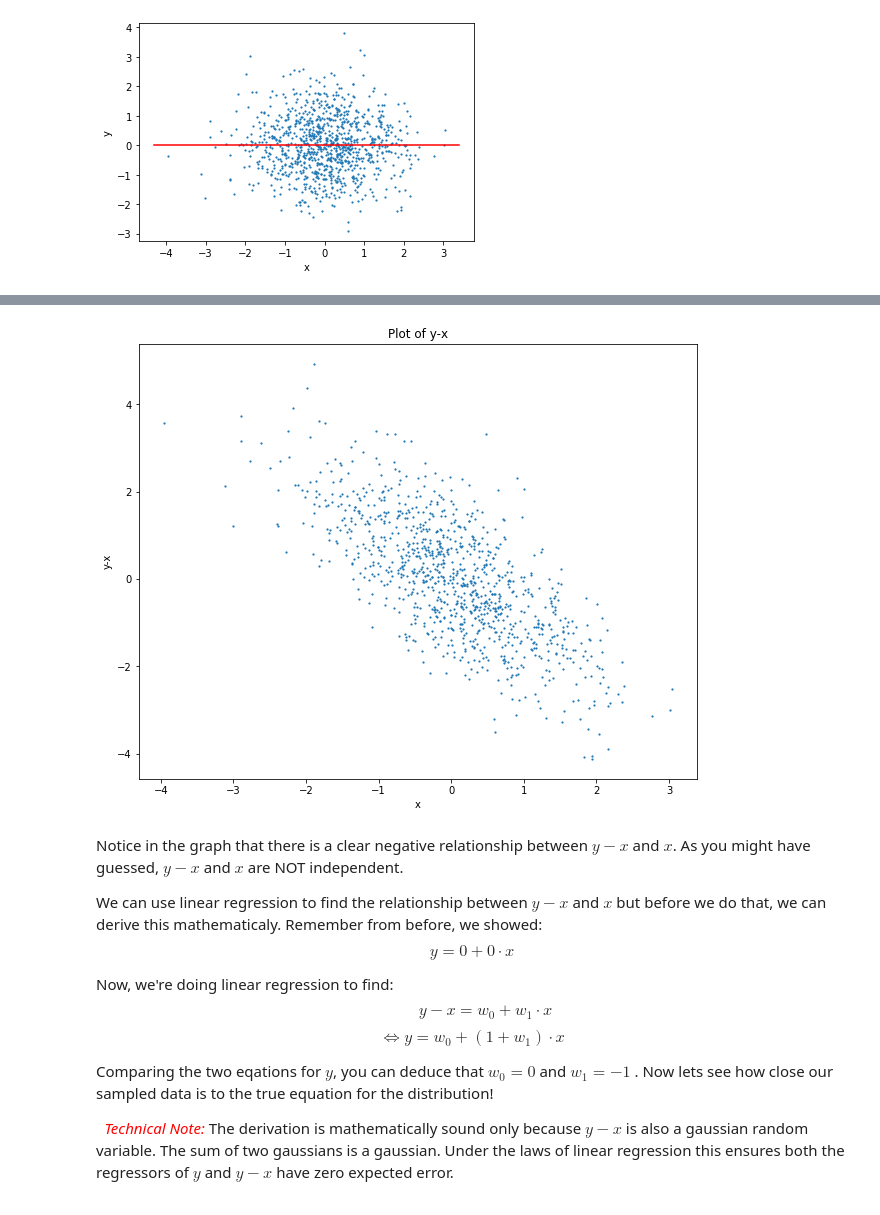
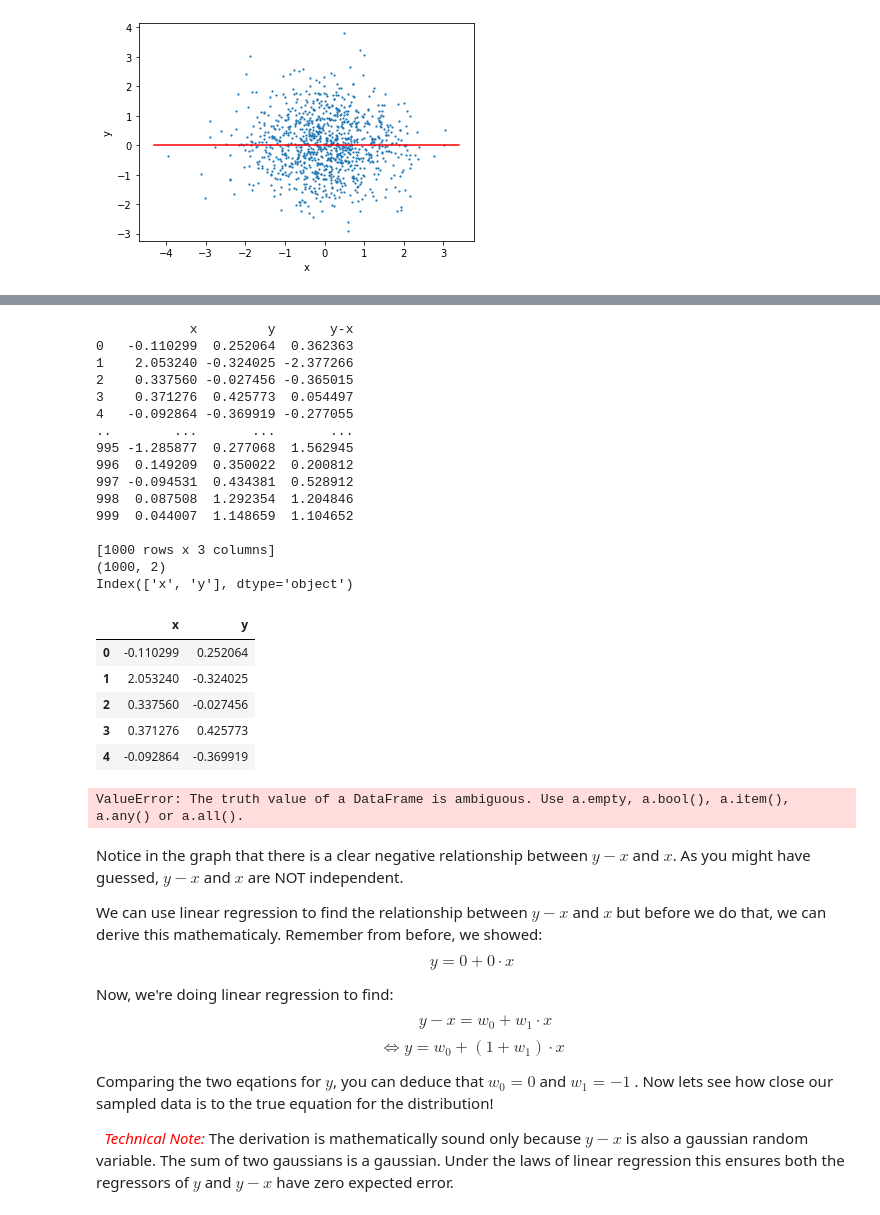
Before and after one commit to jainarinen/CSCI_4120_HW3, a Jupyter notebook: HW_1.ipynb, the cells around one changed output, grey strips where cells are left out. Cells and saved outputs as stored; diff of their text form; code cells hidden in the pictures.

```diff
--- a/HW_1.ipynb
+++ b/HW_1.ipynb
@@ -349,10 +347,44 @@ Index([u'x', u'y', u'y-x'], dtype='object')
 # %%
 def y_minus_x(HW):
     # input: the HW's dataset
+    HW=pd.read_csv('data/gauss_R2.csv')
+    HW['y-x']=HW.apply(lambda x: x['y']-x['x'], axis =1)
+    pd.concat([pd.HW([i], columns)])
+
+    #HW['y-x']= (HW['y']-HW['x'])
     # output: there is NO OUTPUT
     # the new column column should be called 'y-x'
 
     # Your code
+    return
+
+print (y_minus_x(HW))
+print (HW.shape)
+print (HW.columns)
+HW.head()
+# %% [output]
+            x         y       y-x
+0   -0.110299  0.252064  0.362363
+1    2.053240 -0.324025 -2.377266
+2    0.337560 -0.027456 -0.365015
+3    0.371276  0.425773  0.054497
+4   -0.092864 -0.369919 -0.277055
+..        ...       ...       ...
+995 -1.285877  0.277068  1.562945
+996  0.149209  0.350022  0.200812
+997 -0.094531  0.434381  0.528912
+998  0.087508  1.292354  1.204846
+999  0.044007  1.148659  1.104652
+
+[1000 rows x 3 columns]
+(1000, 2)
+Index(['x', 'y'], dtype='object')
+|  | x | y |
+| 0 | -0.110299 | 0.252064 |
+| 1 | 2.053240 | -0.324025 |
+| 2 | 0.337560 | -0.027456 |
+| 3 | 0.371276 | 0.425773 |
+| 4 | -0.092864 | -0.369919 |
 # %%
 # Check Answer
 HW=pd.read_csv('data/gauss_R2.csv')
@@ -370,7 +402,7 @@ ax= HW.plot(kind='scatter',s=1.4,x="x",y="y-x",figsize=[10,8], title="Plot of y-
 # AUTOGRADER TEST - DO NOT REMOVE
 #
 # %% [output]
-[figure, removed]
+ValueError: The truth value of a DataFrame is ambiguous. Use a.empty, a.bool(), a.item(), a.any() or a.all().
 # %% [markdown]
 Notice in the graph that there is a clear negative relationship between $y-x$ and $x$. As you might have guessed, $y-x$ and $x$ are NOT independent.
 
```
Also changed, not shown: parts of 3 cells of this notebook.
